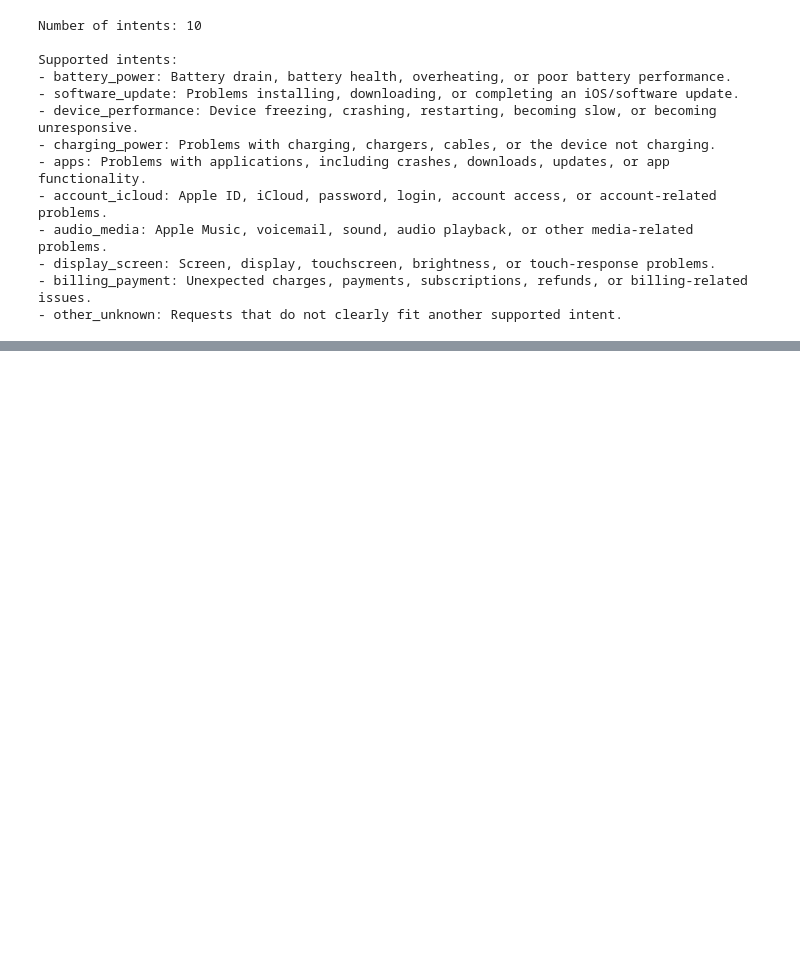
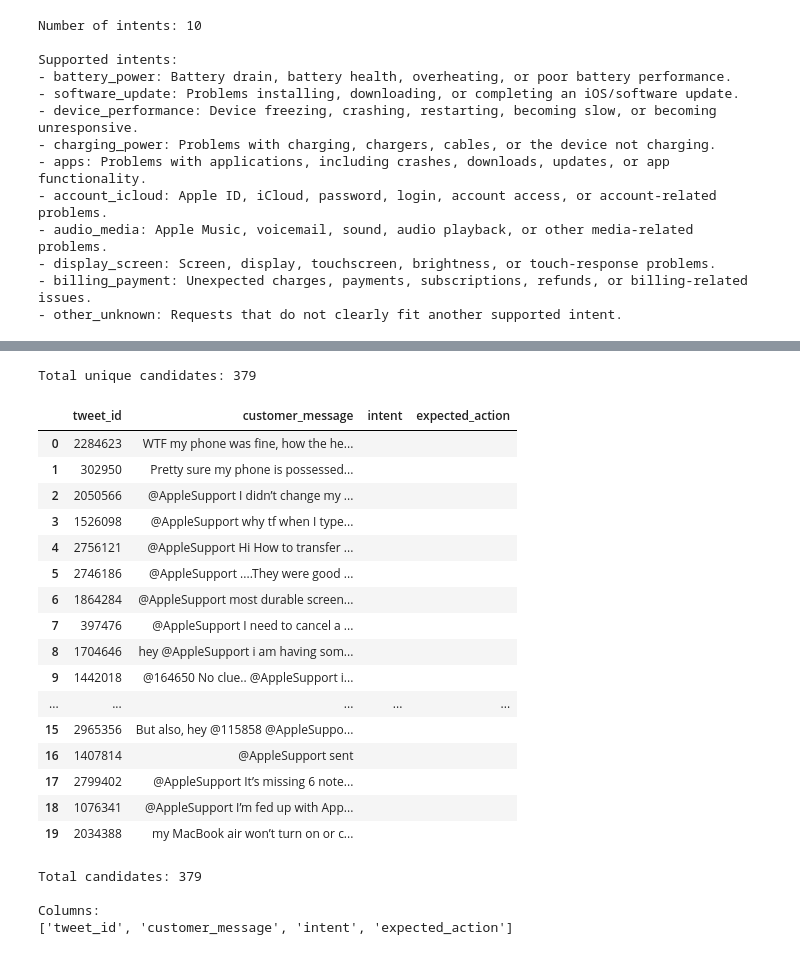
Before and after one commit to MetalKhamoo/customer-support-ai-agent, a Jupyter notebook: notebooks/01_dataset_exploration.ipynb, the cells around one changed output, grey strips where cells are left out. Drawn from its saved outputs; the diff is of its cells as text; code cells hidden in the pictures; blank space fills up the shorter version.

```diff
--- a/notebooks/01_dataset_exploration.ipynb
+++ b/notebooks/01_dataset_exploration.ipynb
@@ -647,3 +647,14 @@ Supported intents:
 - display_screen: Screen, display, touchscreen, brightness, or touch-response problems.
 - billing_payment: Unexpected charges, payments, subscriptions, refunds, or billing-related issues.
 - other_unknown: Requests that do not clearly fit another supported intent.
+# %%
+from intent.baseline import create_weak_labels
+
+# Create weakly labelled training examples
+weak_df = create_weak_labels(pairs_clean)
+
+print("Original pairs:", len(pairs_clean))
+print("Weakly labelled examples:", len(weak_df))
+
+print("\nIntent distribution:")
+print(weak_df["intent"].value_counts())
@@ -649,0 +834,55 @@ Supported intents:
+# %%
+# Combine candidate pools
+
+golden_pool = pd.concat(
+    [
+        golden_df,
+        random_candidates,
+        ambiguous_candidates
+    ],
+    ignore_index=True
+)
+
+# Remove duplicate tweets
+golden_pool = golden_pool.drop_duplicates(
+    subset=["tweet_id"]
+)
+
+# Shuffle
+golden_pool = golden_pool.sample(
+    frac=1,
+    random_state=789
+).reset_index(drop=True)
+
+print("Total unique candidates:", len(golden_pool))
+# %% [output]
+Total unique candidates: 379
+# %%
+golden_pool.head(20)
+# %% [output]
+|  | tweet_id | customer_message | intent | expected_action |
+| 0 | 2284623 | WTF my phone was fine, how the he... |  |  |
+| 1 | 302950 | Pretty sure my phone is possessed... |  |  |
+| 2 | 2050566 | @AppleSupport I didn’t change my ... |  |  |
+| 3 | 1526098 | @AppleSupport why tf when I️ type... |  |  |
+| 4 | 2756121 | @AppleSupport Hi How to transfer ... |  |  |
+| 5 | 2746186 | @AppleSupport ....They were good ... |  |  |
+| 6 | 1864284 | @AppleSupport most durable screen... |  |  |
+| 7 | 397476 | @AppleSupport I need to cancel a ... |  |  |
+| 8 | 1704646 | hey @AppleSupport i am having som... |  |  |
+| 9 | 1442018 | @164650 No clue.. @AppleSupport i... |  |  |
+| ... | ... | ... | ... | ... |
+| 15 | 2965356 | But also, hey @115858 @AppleSuppo... |  |  |
+| 16 | 1407814 | @AppleSupport sent |  |  |
+| 17 | 2799402 | @AppleSupport It’s missing 6 note... |  |  |
+| 18 | 1076341 | @AppleSupport I’m fed up with App... |  |  |
+| 19 | 2034388 | my MacBook air won’t turn on or c... |  |  |
+# %%
+print("Total candidates:", len(golden_pool))
+print("\nColumns:")
+print(golden_pool.columns.tolist())
+# %% [output]
+Total candidates: 379
+
+Columns:
+['tweet_id', 'customer_message', 'intent', 'expected_action']
```
Also changed, not shown: parts of 8 cells of this notebook, 5 other files.
